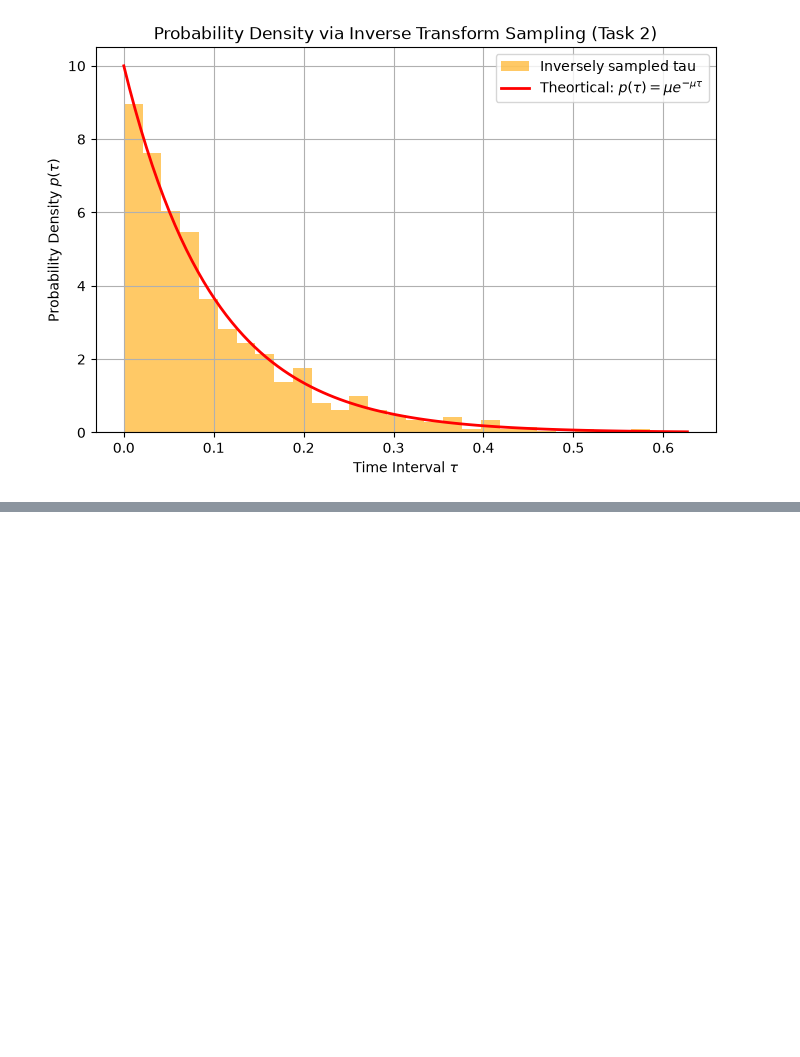
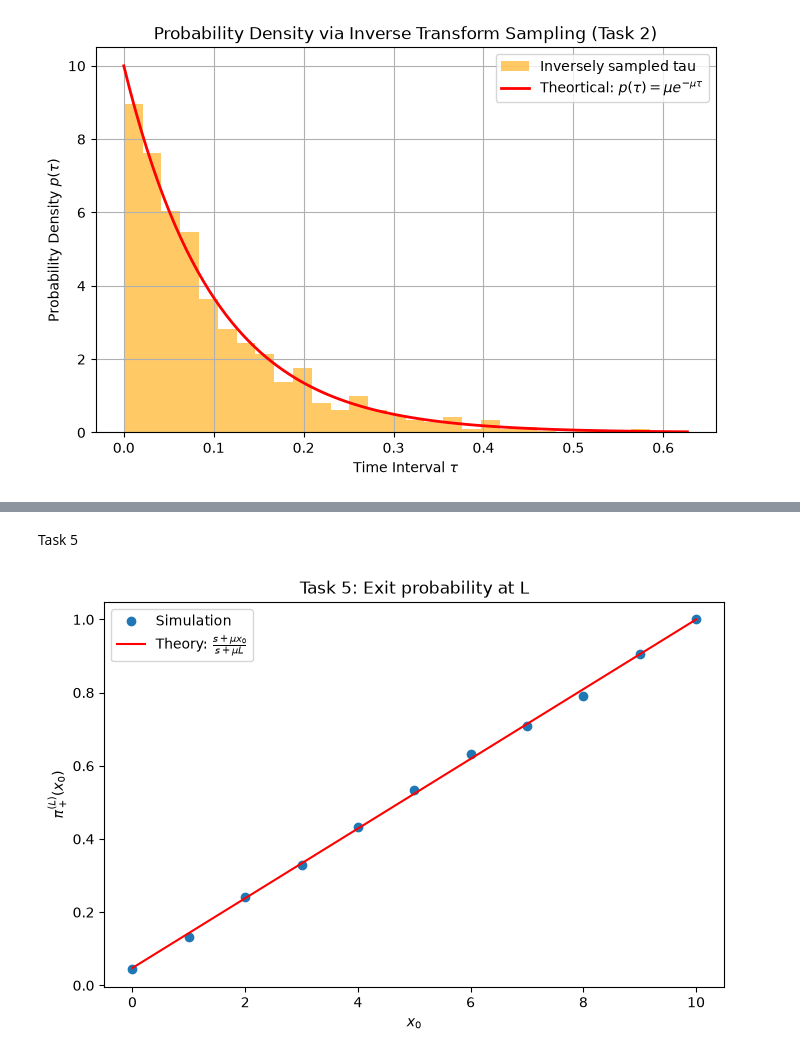
Before and after one commit to 04milano/VibeCoders-Poisson-Kac, a Jupyter notebook: Poisson-Kac_VibeCoders_Notebook.ipynb, the cells around one changed output, grey strips where cells are left out. Drawn from its saved outputs; the diff is of its cells as text; code cells hidden in the pictures; blank space fills up the shorter version.

```diff
--- a/Poisson-Kac_VibeCoders_Notebook.ipynb
+++ b/Poisson-Kac_VibeCoders_Notebook.ipynb
@@ -83,0 +213,63 @@ main_function()
+# %% [markdown]
+Task 5
+# %%
+import numpy as np
+import matplotlib.pyplot as plt
+
+rng = np.random.default_rng()
+
+mu = 2
+s = 1
+dt = 0.01/mu
+L = 10
+repetitions = 2000
+#x0 = 5
+
+f = 1 - np.exp(-mu * dt)
+
+def probability_exit(x0):
+    touched_0 = []
+    touched_L = []
+
+    for n_simulations in range(repetitions):
+        x = x0
+        v = s
+
+        while True:
+            x = x + v * dt
+
+            if x <= 0:
+                touched_0.append(1)
+                #print("touched 0 at:", steps)
+                break
+
+            elif x >= L:
+                touched_L.append(1)
+                #print("touched L at:", steps)
+                break
+
+            r = rng.uniform(0, 1)
+
+            if r < f:
+                v = -v
+
+    return len(touched_L) / repetitions
+
+x0_values = np.linspace(0, L, 11)
+pi_plus_L = np.array([probability_exit(x0) for x0 in x0_values])
+theory = (s + mu * x0_values) / (s + mu * L)
+
+#print(pi_plus_L)
+
+plt.figure(figsize=(8, 5))
+plt.plot(x0_values, pi_plus_L, 'o', label=rf'Simulation ({repetitions} runs per $x_0$)')
+plt.plot(x0_values, theory, 'r-', label=r'Theory: $\frac{s+\mu x_0}{s+\mu L}$')
+
+plt.xlabel(r'$x_0$')
+plt.ylabel(r'$\pi_+^{(L)}(x_0)$')
+plt.title('Task 5: Exit probability at L')
+plt.legend()
+plt.savefig('task5_exit_probability.png', dpi=300)
+plt.show()
+# %% [output]
+[figure, added]
```
Also changed, not shown: parts of 4 cells of this notebook, 9 other files.
